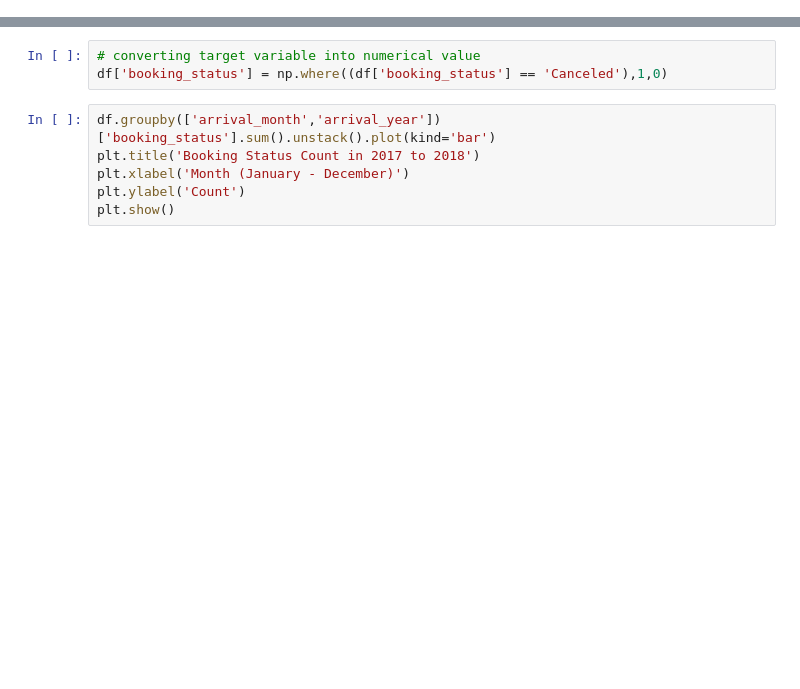
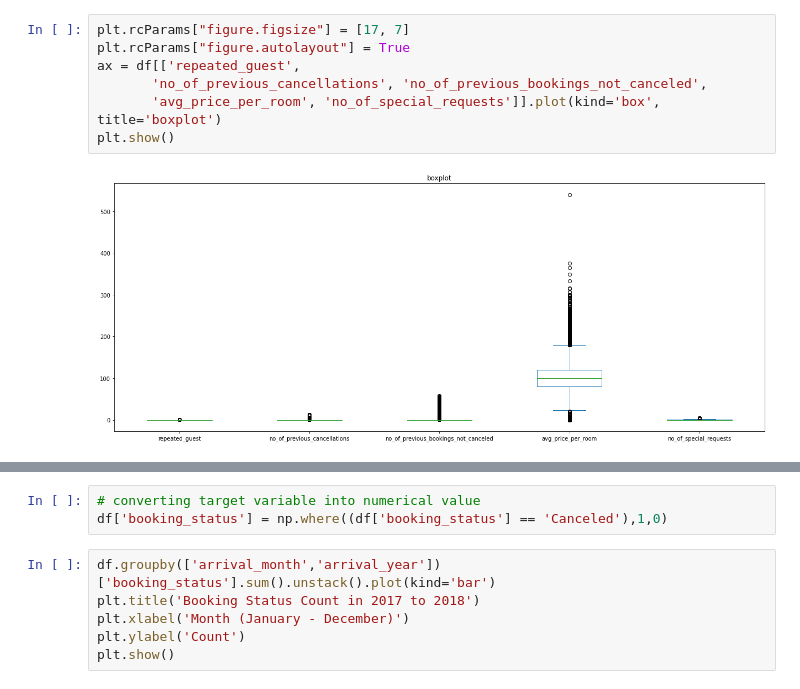
Before and after one commit to randayandika/portofolio, a Jupyter notebook: Hotel Reservation Prediction/hotel-reservation-prediction.ipynb, the cells around one changed output, grey strips where cells are left out. Cells and saved outputs as stored; diff of their text form; blank space fills up the shorter version.

```diff
--- a/Hotel Reservation Prediction/hotel-reservation-prediction.ipynb
+++ b/Hotel Reservation Prediction/hotel-reservation-prediction.ipynb
@@ -57,2 +183,11 @@ plt.show()
+# %%
+plt.rcParams["figure.figsize"] = [17, 7]
+plt.rcParams["figure.autolayout"] = True
+ax = df[['repeated_guest',
+       'no_of_previous_cancellations', 'no_of_previous_bookings_not_canceled',
+       'avg_price_per_room', 'no_of_special_requests']].plot(kind='box', title='boxplot')
+plt.show()
+# %% [output]
+[figure, added]
 # %%
 sns.kdeplot(data=df, x="no_of_previous_bookings_not_canceled", hue="booking_status", multiple="stack")
```
Also changed, not shown: parts of 56 cells of this notebook, 1 other file.
